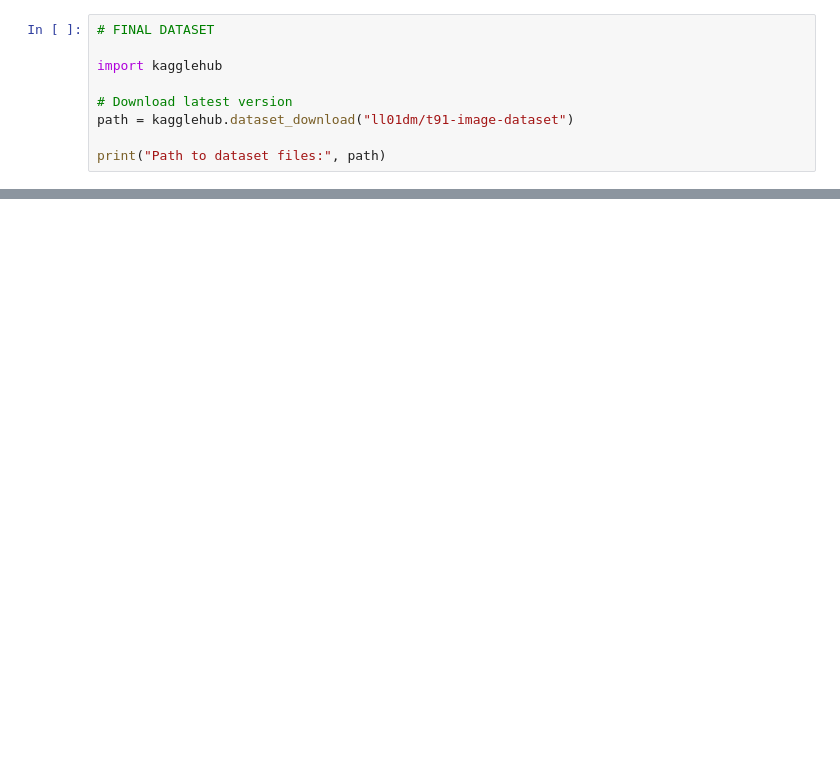
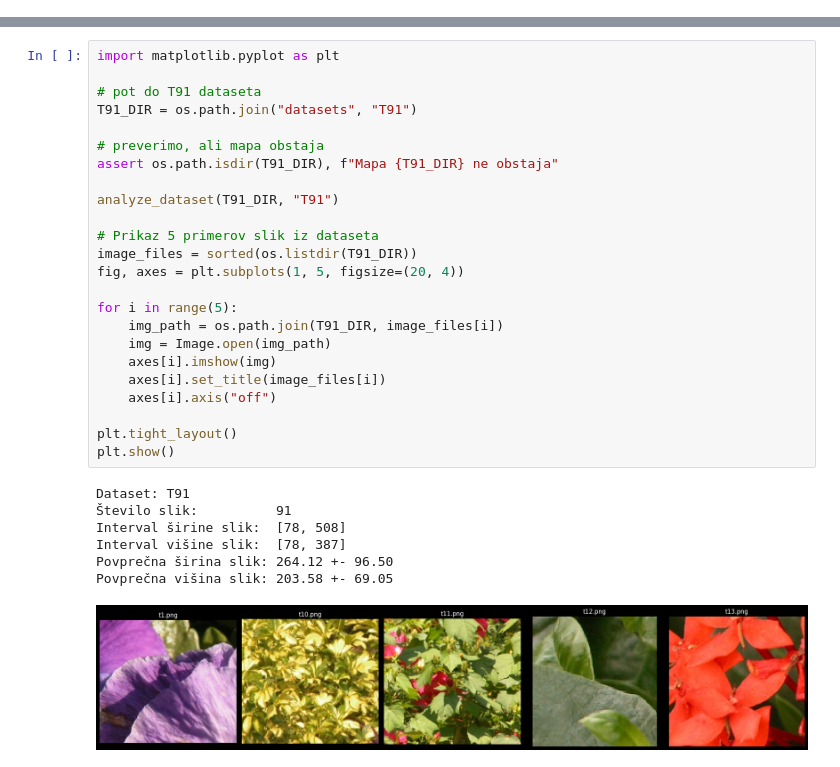
Before and after one commit to SimonPlazar/Napredna-Obdelava-Slik, a Jupyter notebook: NOS-N2/super_locljivost.ipynb, the cells around one changed output, grey strips where cells are left out. Drawn from its saved outputs; the diff is of its cells as text; blank space fills up the shorter version.

```diff
--- a/NOS-N2/super_locljivost.ipynb
+++ b/NOS-N2/super_locljivost.ipynb
@@ -1,9 +0,0 @@
-# %%
-# FINAL DATASET
-
-import kagglehub
-
-# Download latest version
-path = kagglehub.dataset_download("ll01dm/t91-image-dataset")
-
-print("Path to dataset files:", path)
@@ -52,0 +53,32 @@ Average height: 203.58
+# %%
+import matplotlib.pyplot as plt
+
+# pot do T91 dataseta
+T91_DIR = os.path.join("datasets", "T91")
+
+# preverimo, ali mapa obstaja
+assert os.path.isdir(T91_DIR), f"Mapa {T91_DIR} ne obstaja"
+
+analyze_dataset(T91_DIR, "T91")
+
+# Prikaz 5 primerov slik iz dataseta
+image_files = sorted(os.listdir(T91_DIR))
+fig, axes = plt.subplots(1, 5, figsize=(20, 4))
+
+for i in range(5):
+    img_path = os.path.join(T91_DIR, image_files[i])
+    img = Image.open(img_path)
+    axes[i].imshow(img)
+    axes[i].set_title(image_files[i])
+    axes[i].axis("off")
+
+plt.tight_layout()
+plt.show()
+# %% [output]
+Dataset: T91
+Število slik:          91
+Interval širine slik:  [78, 508]
+Interval višine slik:  [78, 387]
+Povprečna širina slik: 264.12 +- 96.50
+Povprečna višina slik: 203.58 +- 69.05
+[figure, added]
```
Also changed, not shown: parts of 23 cells of this notebook, 2 other files.
